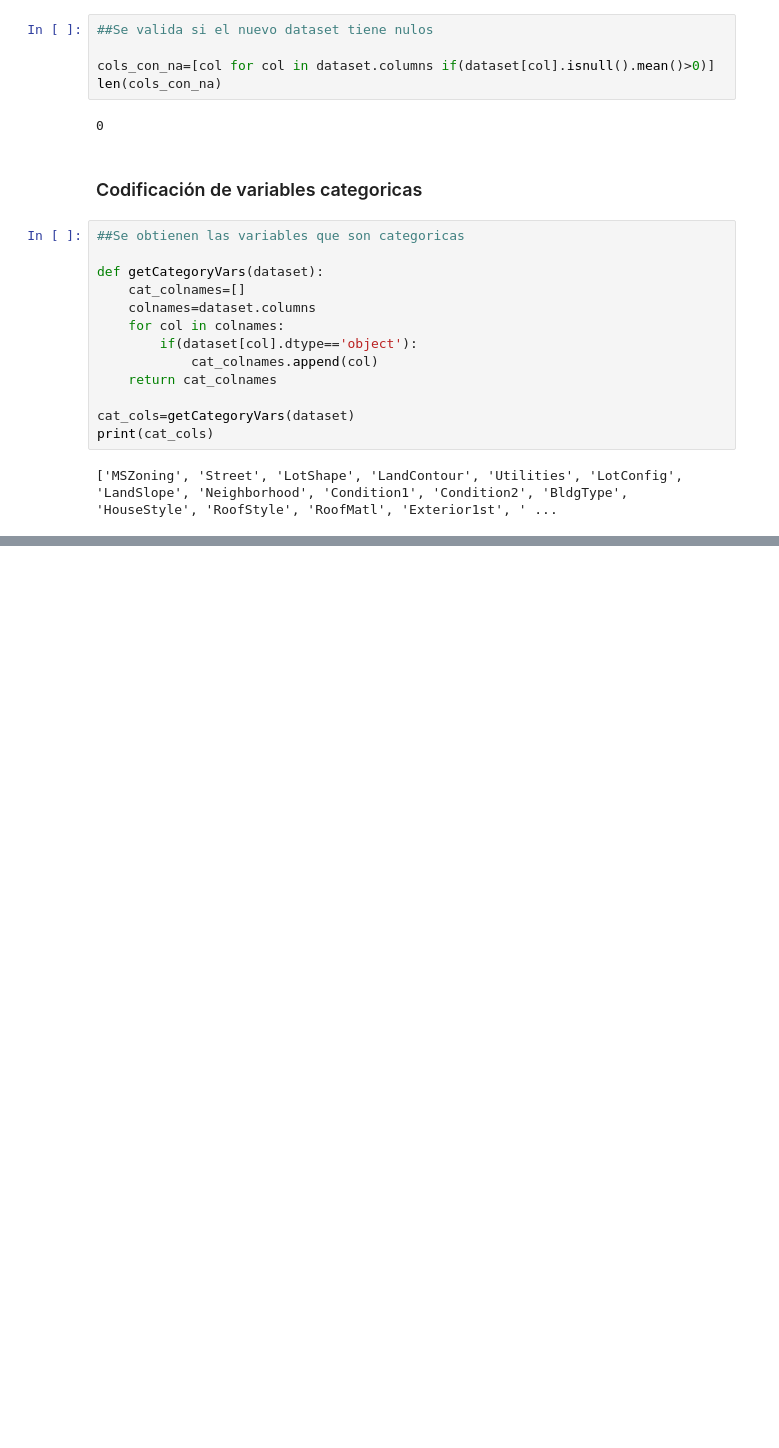
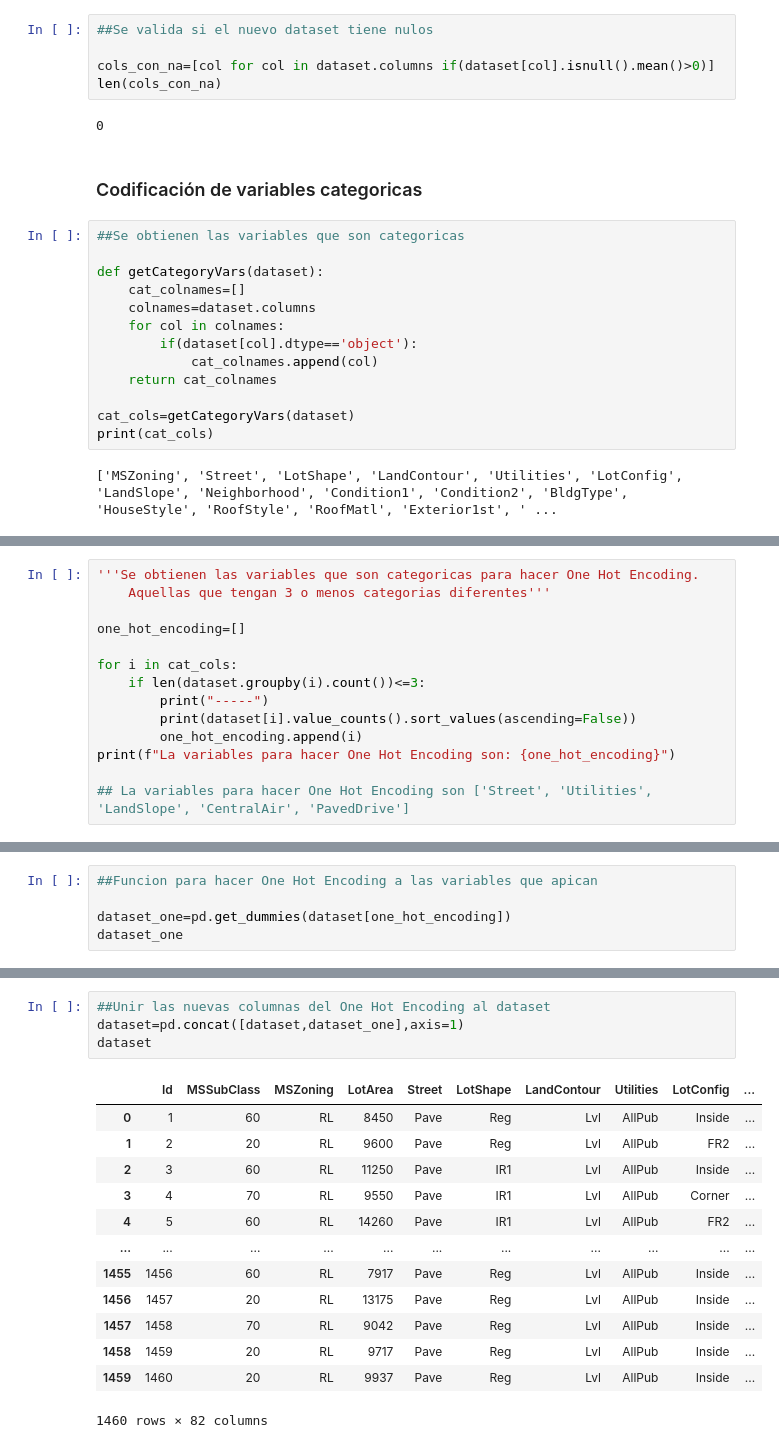
Before and after one commit to LeoContreras8/Laboratorio-1, a Jupyter notebook: Laboratorio1.ipynb, the cells around one changed output, grey strips where cells are left out. Saved outputs shown, nothing was run; the diff lists cells and outputs as text; blank space fills up the shorter version.

```diff
--- a/Laboratorio1.ipynb
+++ b/Laboratorio1.ipynb
@@ -600,0 +578,14 @@ Name: SaleCondition, dtype: int64
+# %%
+'''Se obtienen las variables que son categoricas para hacer One Hot Encoding.
+    Aquellas que tengan 3 o menos categorias diferentes'''
+
+one_hot_encoding=[]
+
+for i in cat_cols:
+    if len(dataset.groupby(i).count())<=3:
+        print("-----")
+        print(dataset[i].value_counts().sort_values(ascending=False))
+        one_hot_encoding.append(i)
+print(f"La variables para hacer One Hot Encoding son: {one_hot_encoding}")
+
+## La variables para hacer One Hot Encoding son ['Street', 'Utilities', 'LandSlope', 'CentralAir', 'PavedDrive']
@@ -600,0 +610,5 @@ Name: SaleCondition, dtype: int64
+# %%
+##Funcion para hacer One Hot Encoding a las variables que apican
+
+dataset_one=pd.get_dummies(dataset[one_hot_encoding])
+dataset_one
@@ -600,0 +629,18 @@ Name: SaleCondition, dtype: int64
+# %%
+##Unir las nuevas columnas del One Hot Encoding al dataset
+dataset=pd.concat([dataset,dataset_one],axis=1)
+dataset
+# %% [output]
+|  | Id | MSSubClass | MSZoning | LotArea | Street | LotShape | LandContour | Utilities | LotConfig | ... |
+| 0 | 1 | 60 | RL | 8450 | Pave | Reg | Lvl | AllPub | Inside | ... |
+| 1 | 2 | 20 | RL | 9600 | Pave | Reg | Lvl | AllPub | FR2 | ... |
+| 2 | 3 | 60 | RL | 11250 | Pave | IR1 | Lvl | AllPub | Inside | ... |
+| 3 | 4 | 70 | RL | 9550 | Pave | IR1 | Lvl | AllPub | Corner | ... |
+| 4 | 5 | 60 | RL | 14260 | Pave | IR1 | Lvl | AllPub | FR2 | ... |
+| ... | ... | ... | ... | ... | ... | ... | ... | ... | ... | ... |
+| 1455 | 1456 | 60 | RL | 7917 | Pave | Reg | Lvl | AllPub | Inside | ... |
+| 1456 | 1457 | 20 | RL | 13175 | Pave | Reg | Lvl | AllPub | Inside | ... |
+| 1457 | 1458 | 70 | RL | 9042 | Pave | Reg | Lvl | AllPub | Inside | ... |
+| 1458 | 1459 | 20 | RL | 9717 | Pave | Reg | Lvl | AllPub | Inside | ... |
+| 1459 | 1460 | 20 | RL | 9937 | Pave | Reg | Lvl | AllPub | Inside | ... |
+1460 rows × 82 columns
```
Also changed, not shown: parts of 7 cells of this notebook.
